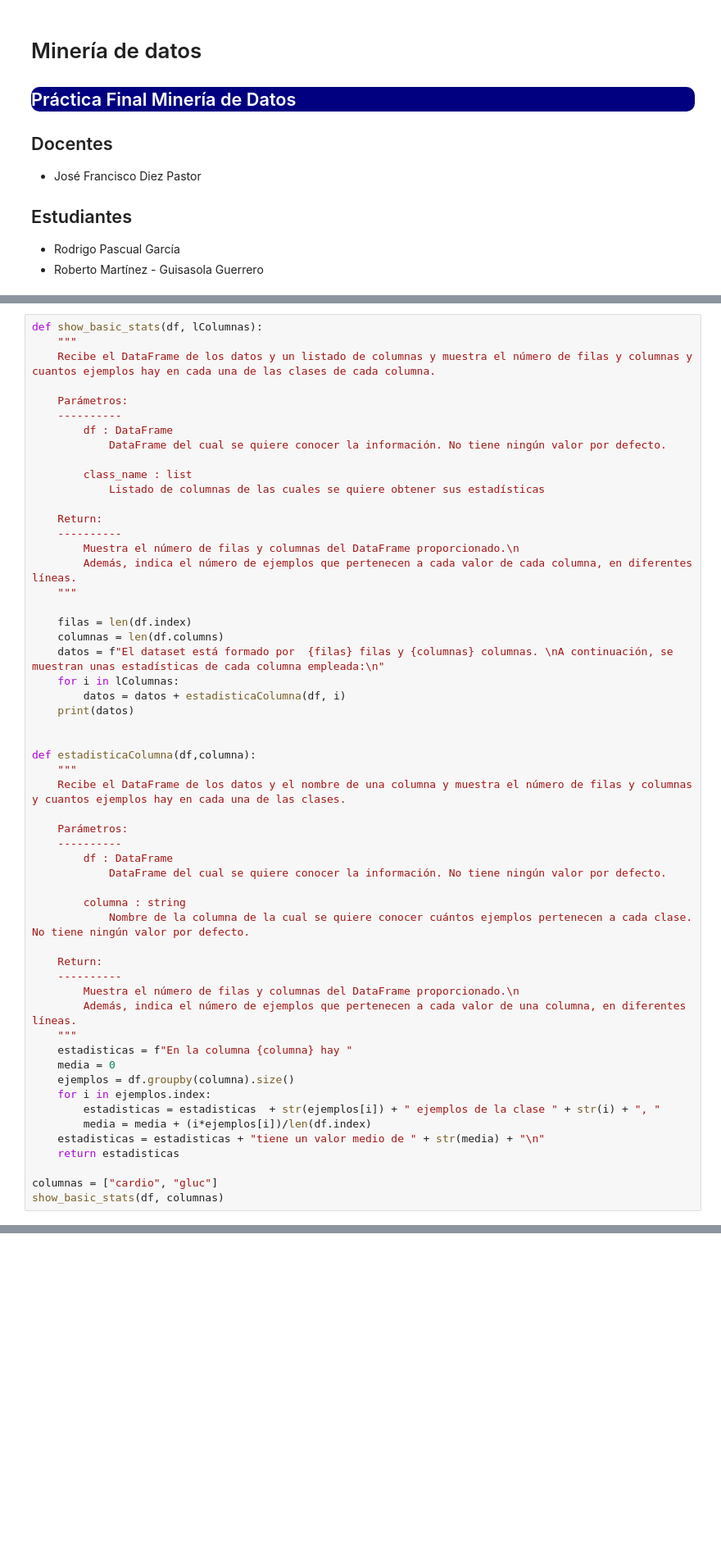
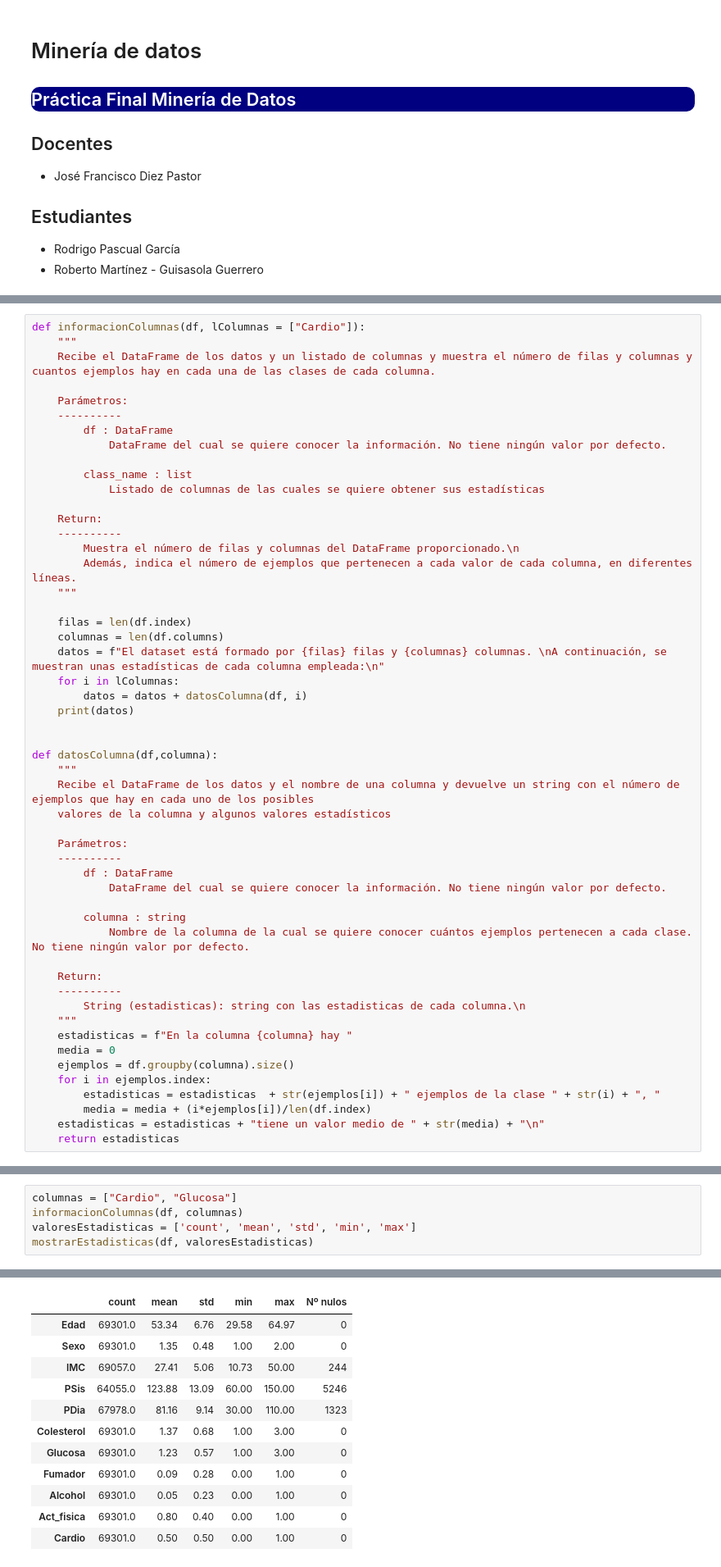
Before and after one commit to Robertoguisasola/Mineria, a Jupyter notebook: Entrega_Final.ipynb, the cells around one changed output, grey strips where cells are left out. Shown at 82% size. Saved outputs shown, nothing was run; the diff lists cells and outputs as text; blank space fills up the shorter version.

```diff
--- a/Entrega_Final.ipynb
+++ b/Entrega_Final.ipynb
@@ -147,5 +191,5 @@ Una vez limpiados los datos, calculamos las estadísticas de cada atributo
 # %%
-def show_basic_stats(df, lColumnas):
+def informacionColumnas(df, lColumnas = ["Cardio"]):
     """
     Recibe el DataFrame de los datos y un listado de columnas y muestra el número de filas y columnas y cuantos ejemplos hay en cada una de las clases de cada columna.
 
@@ -165,15 +209,16 @@ def show_basic_stats(df, lColumnas):
 
     filas = len(df.index)
     columnas = len(df.columns)
-    datos = f"El dataset está formado por  {filas} filas y {columnas} columnas. \nA continuación, se muestran unas estadísticas de cada columna empleada:\n"
+    datos = f"El dataset está formado por {filas} filas y {columnas} columnas. \nA continuación, se muestran unas estadísticas de cada columna empleada:\n"
     for i in lColumnas:
-        datos = datos + estadisticaColumna(df, i)
+        datos = datos + datosColumna(df, i)
     print(datos)
 
 
-def estadisticaColumna(df,columna):
+def datosColumna(df,columna):
     """
-    Recibe el DataFrame de los datos y el nombre de una columna y muestra el número de filas y columnas y cuantos ejemplos hay en cada una de las clases.
+    Recibe el DataFrame de los datos y el nombre de una columna y devuelve un string con el número de ejemplos que hay en cada uno de los posibles
+    valores de la columna y algunos valores estadísticos
 
     Parámetros:
     ----------
@@ -185,8 +230,7 @@ def estadisticaColumna(df,columna):
 
     Return:
     ----------
-        Muestra el número de filas y columnas del DataFrame proporcionado.\n
-        Además, indica el número de ejemplos que pertenecen a cada valor de una columna, en diferentes líneas.
+        String (estadisticas): string con las estadisticas de cada columna.\n
     """
     estadisticas = f"En la columna {columna} hay "
     media = 0
@@ -196,6 +240,3 @@ def estadisticaColumna(df,columna):
         media = media + (i*ejemplos[i])/len(df.index)
     estadisticas = estadisticas + "tiene un valor medio de " + str(media) + "\n"
     return estadisticas
-
-columnas = ["cardio", "gluc"]
-show_basic_stats(df, columnas)
@@ -206,0 +257,6 @@ En la columna gluc hay 58885 ejemplos de la clase 1, 5139 ejemplos de la clase 2
+# %%
+columnas = ["Cardio", "Glucosa"]
+informacionColumnas(df, columnas)
+valoresEstadisticas = ['count', 'mean', 'std', 'min', 'max']
+mostrarEstadisticas(df, valoresEstadisticas)
+# %% [output]
@@ -206,0 +272,12 @@ En la columna gluc hay 58885 ejemplos de la clase 1, 5139 ejemplos de la clase 2
+|  | count | mean | std | min | max | Nº nulos |
+| Edad | 69301.0 | 53.34 | 6.76 | 29.58 | 64.97 | 0 |
+| Sexo | 69301.0 | 1.35 | 0.48 | 1.00 | 2.00 | 0 |
+| IMC | 69057.0 | 27.41 | 5.06 | 10.73 | 50.00 | 244 |
+| PSis | 64055.0 | 123.88 | 13.09 | 60.00 | 150.00 | 5246 |
+| PDia | 67978.0 | 81.16 | 9.14 | 30.00 | 110.00 | 1323 |
+| Colesterol | 69301.0 | 1.37 | 0.68 | 1.00 | 3.00 | 0 |
+| Glucosa | 69301.0 | 1.23 | 0.57 | 1.00 | 3.00 | 0 |
+| Fumador | 69301.0 | 0.09 | 0.28 | 0.00 | 1.00 | 0 |
+| Alcohol | 69301.0 | 0.05 | 0.23 | 0.00 | 1.00 | 0 |
+| Act_fisica | 69301.0 | 0.80 | 0.40 | 0.00 | 1.00 | 0 |
+| Cardio | 69301.0 | 0.50 | 0.50 | 0.00 | 1.00 | 0 |
```
Also changed, not shown: parts of 14 cells of this notebook.
